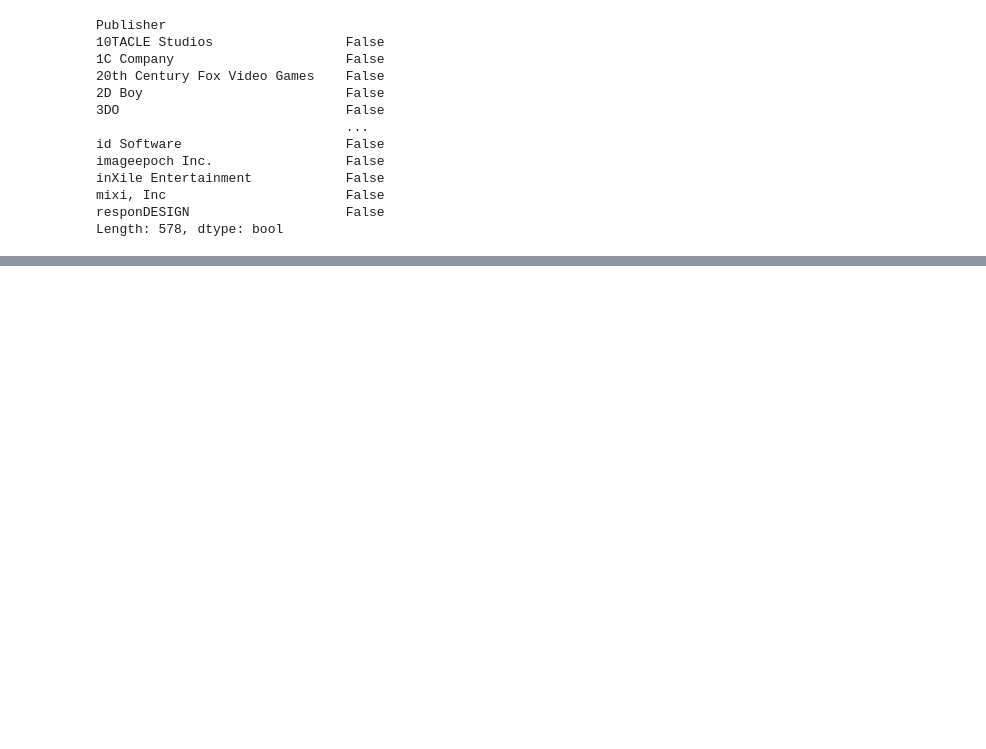
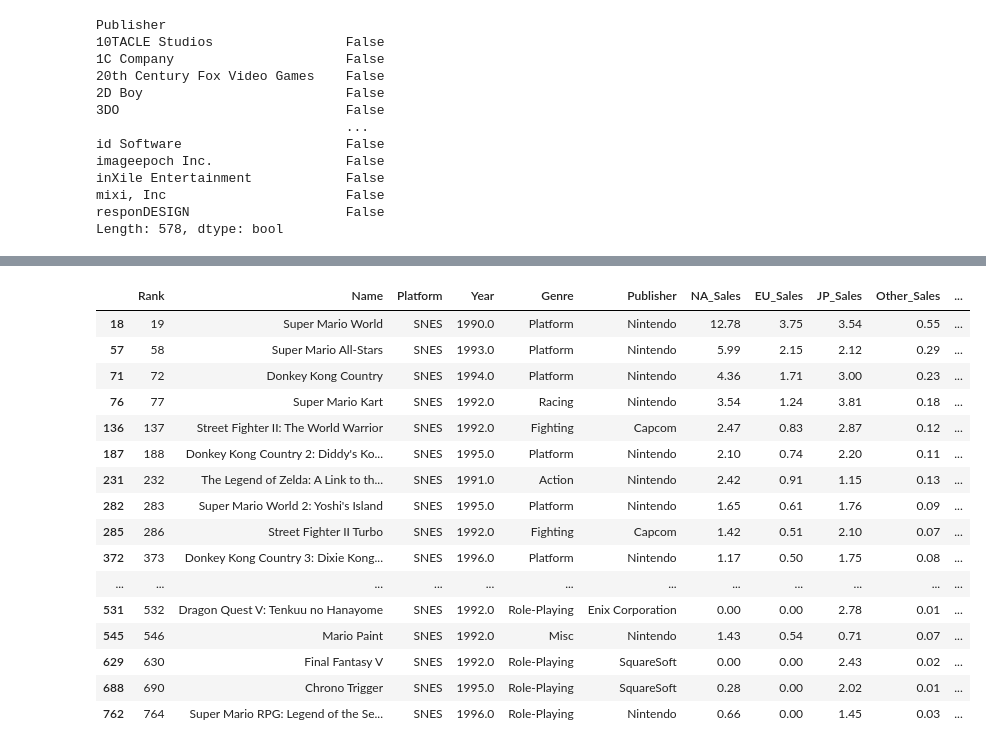
Before and after one commit to lfdjs/dsdatacleaning, a Jupyter notebook: videogames.ipynb, the cells around one changed output, grey strips where cells are left out. Saved outputs shown, nothing was run; the diff lists cells and outputs as text; code cells hidden in the pictures; blank space fills up the shorter version.

```diff
--- a/videogames.ipynb
+++ b/videogames.ipynb
@@ -140,7 +147,31 @@ dataset[dataset['Publisher'].isnull()].tail(50)
 dataset.loc[dataset['Platform'] ==  'PS', 'Platform'] = "PlayStation"
 dataset.loc[dataset['Platform'] ==  'PS2', 'Platform'] = "PlayStation 2"
 dataset.loc[dataset['Platform'] ==  'PS3', 'Platform'] = "PlayStation 3"
+dataset.loc[dataset['Platform'] ==  'PS4', 'Platform'] = "PlayStation 4"
 dataset.loc[dataset['Platform'] ==  'GBA', 'Platform'] = "Game Boy Advance"
 dataset.loc[dataset['Platform'] ==  'DS', 'Platform'] = "Nintendo DS"
 dataset.loc[dataset['Platform'] ==  'X360', 'Platform'] = "Xbox 360"
 dataset.loc[dataset['Platform'] ==  '3DS', 'Platform'] = "Nintendo 3DS"
+dataset.loc[dataset['Platform'] ==  'XOne', 'Platform'] = "Xbox One"
+dataset.loc[dataset['Platform'] ==  'GB', 'Platform'] = "Game Boy"
+# %%
+#Verificando os jogos mais vendidos
+dataset[dataset['Platform'] == "SNES"].head(20)
+# %% [output]
+|  | Rank | Name | Platform | Year | Genre | Publisher | NA_Sales | EU_Sales | JP_Sales | Other_Sales | ... |
+| 18 | 19 | Super Mario World | SNES | 1990.0 | Platform | Nintendo | 12.78 | 3.75 | 3.54 | 0.55 | ... |
+| 57 | 58 | Super Mario All-Stars | SNES | 1993.0 | Platform | Nintendo | 5.99 | 2.15 | 2.12 | 0.29 | ... |
+| 71 | 72 | Donkey Kong Country | SNES | 1994.0 | Platform | Nintendo | 4.36 | 1.71 | 3.00 | 0.23 | ... |
+| 76 | 77 | Super Mario Kart | SNES | 1992.0 | Racing | Nintendo | 3.54 | 1.24 | 3.81 | 0.18 | ... |
+| 136 | 137 | Street Fighter II: The World Warrior | SNES | 1992.0 | Fighting | Capcom | 2.47 | 0.83 | 2.87 | 0.12 | ... |
+| 187 | 188 | Donkey Kong Country 2: Diddy's Ko... | SNES | 1995.0 | Platform | Nintendo | 2.10 | 0.74 | 2.20 | 0.11 | ... |
+| 231 | 232 | The Legend of Zelda: A Link to th... | SNES | 1991.0 | Action | Nintendo | 2.42 | 0.91 | 1.15 | 0.13 | ... |
+| 282 | 283 | Super Mario World 2: Yoshi's Island | SNES | 1995.0 | Platform | Nintendo | 1.65 | 0.61 | 1.76 | 0.09 | ... |
+| 285 | 286 | Street Fighter II Turbo | SNES | 1992.0 | Fighting | Capcom | 1.42 | 0.51 | 2.10 | 0.07 | ... |
+| 372 | 373 | Donkey Kong Country 3: Dixie Kong... | SNES | 1996.0 | Platform | Nintendo | 1.17 | 0.50 | 1.75 | 0.08 | ... |
+| ... | ... | ... | ... | ... | ... | ... | ... | ... | ... | ... | ... |
+| 531 | 532 | Dragon Quest V: Tenkuu no Hanayome | SNES | 1992.0 | Role-Playing | Enix Corporation | 0.00 | 0.00 | 2.78 | 0.01 | ... |
+| 545 | 546 | Mario Paint | SNES | 1992.0 | Misc | Nintendo | 1.43 | 0.54 | 0.71 | 0.07 | ... |
+| 629 | 630 | Final Fantasy V | SNES | 1992.0 | Role-Playing | SquareSoft | 0.00 | 0.00 | 2.43 | 0.02 | ... |
+| 688 | 690 | Chrono Trigger | SNES | 1995.0 | Role-Playing | SquareSoft | 0.28 | 0.00 | 2.02 | 0.01 | ... |
+| 762 | 764 | Super Mario RPG: Legend of the Se... | SNES | 1996.0 | Role-Playing | Nintendo | 0.66 | 0.00 | 1.45 | 0.03 | ... |
```
Also changed, not shown: parts of 1 cell of this notebook.
